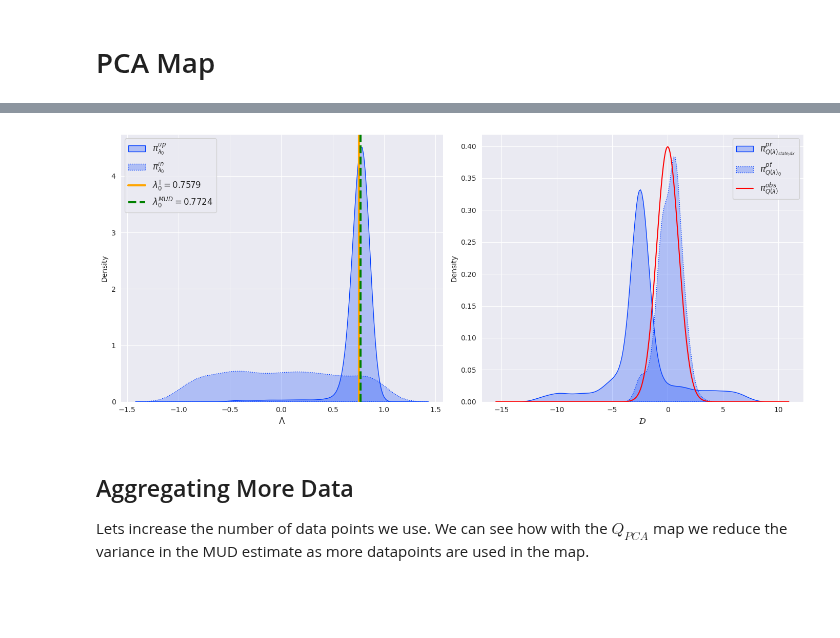
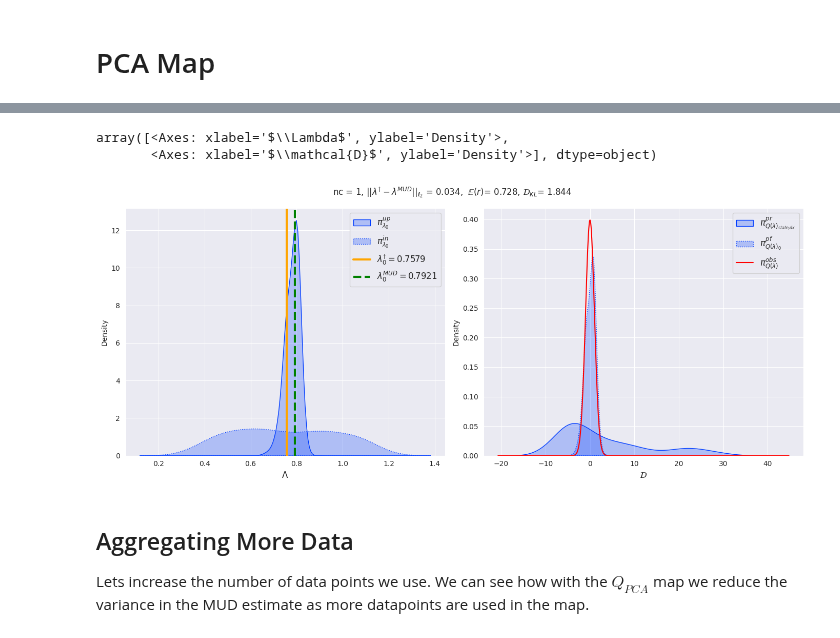
Before and after one commit to UT-CHG/pyDCI, a Jupyter notebook: notebooks/PCAMUDProblem.ipynb, the cells around one changed output, grey strips where cells are left out. Cells and saved outputs as stored; diff of their text form; code cells hidden in the pictures; blank space fills up the shorter version.

Commit message:
:construction: Stashing work.

```diff
--- a/notebooks/PCAMUDProblem.ipynb
+++ b/notebooks/PCAMUDProblem.ipynb
@@ -62,15 +43,3 @@ We assume:
 ### Data
 
 We take $N$ samples from an initial uniform distribution over the input parameter space. These samples will be pushed forward through our QoI map to constrcut the predicted density $\pi_{pred}$:
-# %%
-# Number of samples to use, and assumed observed normal distribution parameters
-np.random.seed(seed)
-p, num_samples, mu, sigma, domain = 5, int(1e3), 0.25, 0.1, [-1, 1]
-lam, q_lam, data = monomial(
-    p=p,
-    num_samples=num_samples,
-    domain=domain,
-    mu=mu,
-    sigma=sigma,
-    N=1)
-lam.shape, q_lam.shape, data.shape
@@ -79,11 +128,10 @@ lam.shape, q_lam.shape, data.shape
 # %% [markdown]
 # PCA Map
 # %%
-# Construct density problem object using lambda samples and QoI Values
-# Note by default DensityProblem class assumes uniform distribution over domain if nothing specified
-# The predicted distribution will be determined from a Gaussian Kernel Density Estimate over predicted values
-# Have to set observed distribution -> assuming known sample mean, 0.25, and std dev, 0.1, from observed data.
-importlib.reload(PCAMUDProblem)
-pca_prob = PCAMUDProblem.PCAMUDProblem(lam, q_lam, data, sigma)
+from pydci import ConsistentBayes as CB
+import importlib
+
+importlib.reload(CB)
+pca_prob = CB.PCAMUDProblem(lam, args['q_lam'], args['data'], args['std_dev'])
 pca_prob.solve()
 # %% [output]
@@ -116,8 +177,9 @@ pca_prob.state
 # %%
-fig, axs = plt.subplots(1, 2, figsize=(14, 6))
-_, _ = pca_prob.plot_param_state(ax=axs[0], true_vals=[[0.25**0.2]]), pca_prob.plot_obs_state(ax=axs[1])
+pca_prob.density_plots(lam_kwargs={'lam_true': [[0.25**0.2]]})
 # %% [output]
+array([<Axes: xlabel='$\\Lambda$', ylabel='Density'>,
+       <Axes: xlabel='$\\mathcal{D}$', ylabel='Density'>], dtype=object)
-[figure, old version]
+[figure, new version]
 # %% [markdown]
 ## Aggregating More Data
 
```
Also changed, not shown: parts of 18 cells of this notebook, 9 other files.
